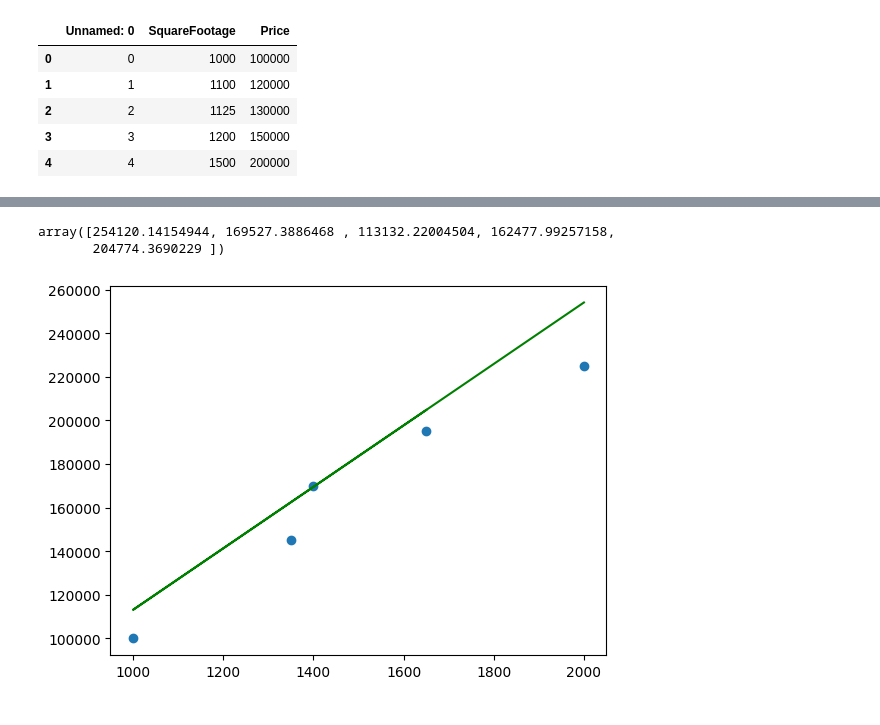
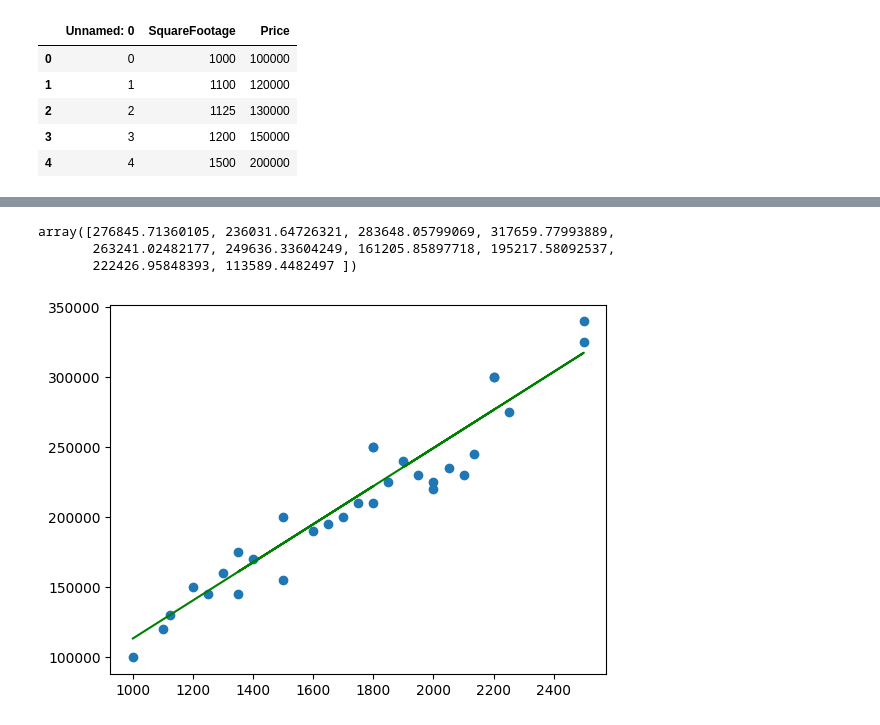
Before and after one commit to Cherpakov-Kirill/MasterML, a Jupyter notebook: 1.linear regression/linear_regression.ipynb, the cells around one changed output, grey strips where cells are left out. Drawn from its saved outputs; the diff is of its cells as text; code cells hidden in the pictures.

```diff
--- a/1.linear regression/linear_regression.ipynb
+++ b/1.linear regression/linear_regression.ipynb
@@ -68,7 +68,7 @@ from sklearn.model_selection import train_test_split
 x = df['SquareFootage'].values.reshape(-1, 1)
 y = df['Price'].values
 
-x_train, x_test, y_train, y_test = train_test_split(x, y, test_size=0.2, random_state=42)
+x_train, x_test, y_train, y_test = train_test_split(x, y, test_size=0.3, random_state=42)
 # %%
 plt.scatter(x, y)
 # %% [output]
@@ -115,11 +116,12 @@ array([100000, 120000, 130000, 150000, 200000, 250000, 300000, 175000,
 x_test
 y_pred
 # %% [output]
-array([254120.14154944, 169527.3886468 , 113132.22004504, 162477.99257158,
-       204774.3690229 ])
+array([276845.71360105, 236031.64726321, 283648.05799069, 317659.77993889,
+       263241.02482177, 249636.33604249, 161205.85897718, 195217.58092537,
+       222426.95848393, 113589.4482497 ])
 # %%
-plt.scatter(x_test, y_test)
+plt.scatter(x, y)
 plt.plot(x_test, y_pred, color = 'g')
 plt.show()
 # %% [output]
-[figure, old version]
+[figure, new version]
```
Also changed, not shown: parts of 7 cells of this notebook, 2 other files.
